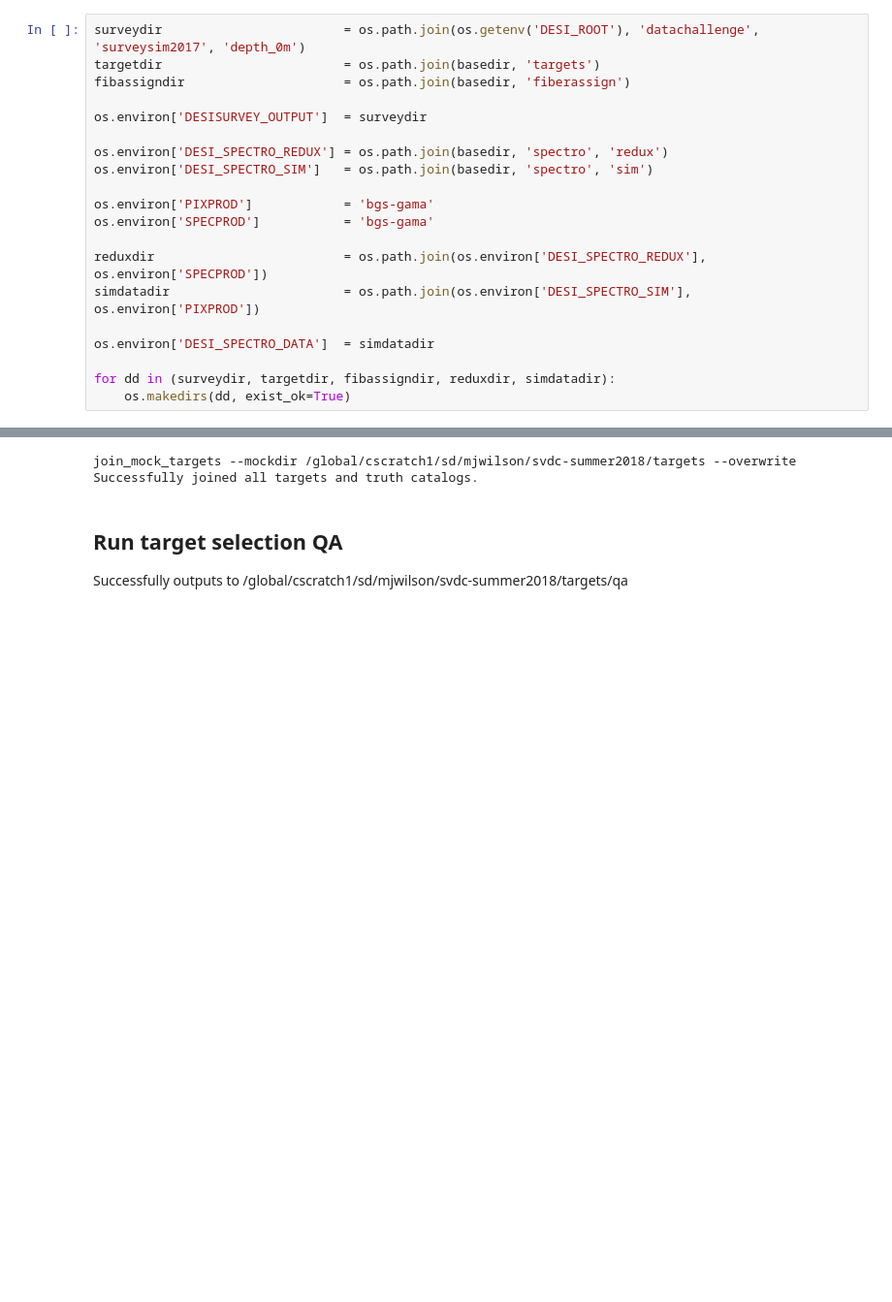
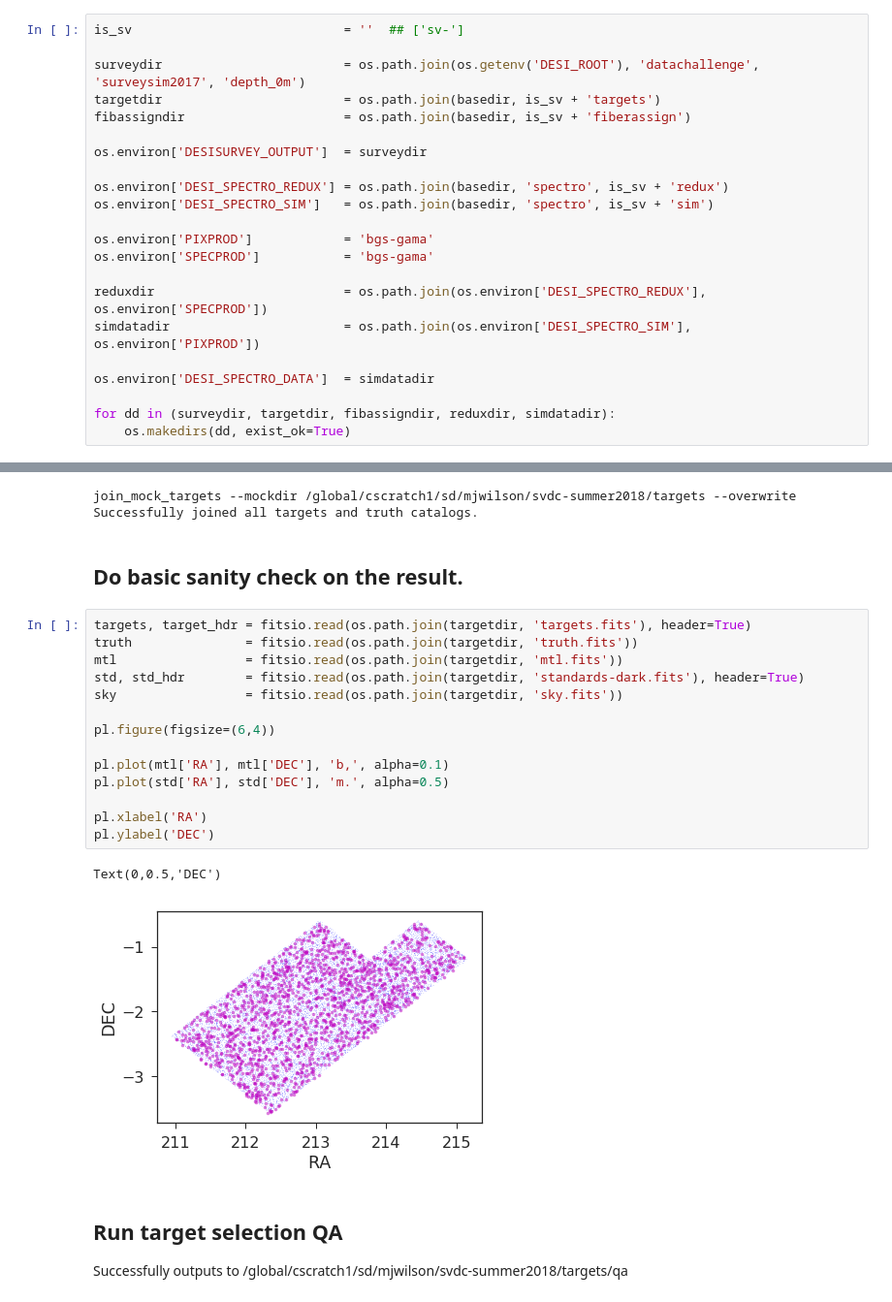
Before and after one commit to michaelJwilson/survey-validation, a Jupyter notebook: svdc-summer2018/bgs-gama-pipeline.ipynb, the cells around one changed output, grey strips where cells are left out. Shown at 97% size. Drawn from its saved outputs; the diff is of its cells as text; blank space fills up the shorter version.

```diff
--- a/svdc-summer2018/bgs-gama-pipeline.ipynb
+++ b/svdc-summer2018/bgs-gama-pipeline.ipynb
@@ -76,20 +133,22 @@ print(codedir)
 /global/cscratch1/sd/mjwilson/svdc-summer2018
 /global/homes/m/mjwilson/desi/survey-validation/svdc-summer2018
 # %%
+is_sv                            = ''  ## ['sv-']
+
 surveydir                        = os.path.join(os.getenv('DESI_ROOT'), 'datachallenge', 'surveysim2017', 'depth_0m')
-targetdir                        = os.path.join(basedir, 'targets')
-fibassigndir                     = os.path.join(basedir, 'fiberassign')
+targetdir                        = os.path.join(basedir, is_sv + 'targets')
+fibassigndir                     = os.path.join(basedir, is_sv + 'fiberassign')
 
 os.environ['DESISURVEY_OUTPUT']  = surveydir
 
-os.environ['DESI_SPECTRO_REDUX'] = os.path.join(basedir, 'spectro', 'redux')
-os.environ['DESI_SPECTRO_SIM']   = os.path.join(basedir, 'spectro', 'sim')
+os.environ['DESI_SPECTRO_REDUX'] = os.path.join(basedir, 'spectro', is_sv + 'redux')
+os.environ['DESI_SPECTRO_SIM']   = os.path.join(basedir, 'spectro', is_sv + 'sim')
 
 os.environ['PIXPROD']            = 'bgs-gama'
 os.environ['SPECPROD']           = 'bgs-gama'
 
 reduxdir                         = os.path.join(os.environ['DESI_SPECTRO_REDUX'], os.environ['SPECPROD'])
-simdatadir                       = os.path.join(os.environ['DESI_SPECTRO_SIM'], os.environ['PIXPROD'])
+simdatadir                       = os.path.join(os.environ['DESI_SPECTRO_SIM'],   os.environ['PIXPROD'])
 
 os.environ['DESI_SPECTRO_DATA']  = simdatadir
 
@@ -894,6 +975,25 @@ join_targets_truth_mtl(overwrite=overwrite_join_spectra)
 # %% [output]
 join_mock_targets --mockdir /global/cscratch1/sd/mjwilson/svdc-summer2018/targets --overwrite
 Successfully joined all targets and truth catalogs.
+# %% [markdown]
+## Do basic sanity check on the result.
+# %%
+targets, target_hdr = fitsio.read(os.path.join(targetdir, 'targets.fits'), header=True)
+truth               = fitsio.read(os.path.join(targetdir, 'truth.fits'))
+mtl                 = fitsio.read(os.path.join(targetdir, 'mtl.fits'))
+std, std_hdr        = fitsio.read(os.path.join(targetdir, 'standards-dark.fits'), header=True)
+sky                 = fitsio.read(os.path.join(targetdir, 'sky.fits'))
+
+pl.figure(figsize=(6,4))
+
+pl.plot(mtl['RA'], mtl['DEC'], 'b,', alpha=0.1)
+pl.plot(std['RA'], std['DEC'], 'm.', alpha=0.5)
+
+pl.xlabel('RA')
+pl.ylabel('DEC')
+# %% [output]
+Text(0,0.5,'DEC')
+[figure, added]
 # %% [markdown]
 ## Run target selection QA
 Successfully outputs to /global/cscratch1/sd/mjwilson/svdc-summer2018/targets/qa
```
Also changed, not shown: parts of 33 cells of this notebook, 4 other files.
